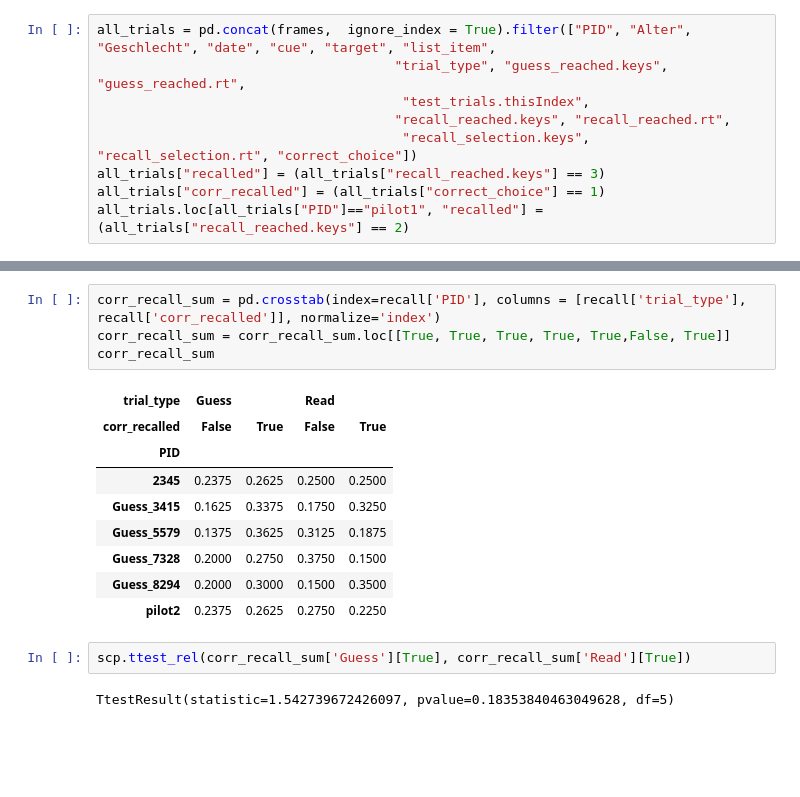
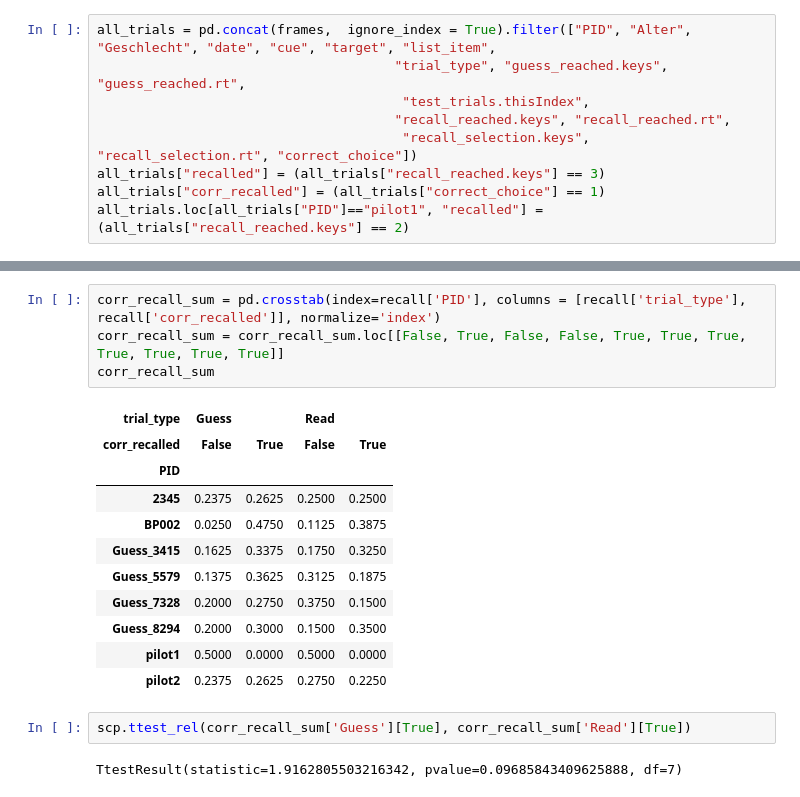
Before and after one commit to zs-nemecz/Guess_fMRI, a Jupyter notebook: behavioral_data_analysis.ipynb, the cells around one changed output, grey strips where cells are left out. Drawn from its saved outputs; the diff is of its cells as text; blank space fills up the shorter version.

Commit message:
lessons after behavioral pilot

```diff
--- a/behavioral_data_analysis.ipynb
+++ b/behavioral_data_analysis.ipynb
@@ -134,18 +178,20 @@ TtestResult(statistic=3.8602342481647702, pvalue=0.008360026745444001, df=6)
 # %%
 corr_recall_sum = pd.crosstab(index=recall['PID'], columns = [recall['trial_type'], recall['corr_recalled']], normalize='index')
-corr_recall_sum = corr_recall_sum.loc[[True, True, True, True, True,False, True]]
+corr_recall_sum = corr_recall_sum.loc[[False, True, False, False, True, True, True, True, True, True, True]]
 corr_recall_sum
 # %% [output]
 | trial_type | Guess |  | Read |  |
 | corr_recalled | False | True | False | True |
 | PID |  |  |  |  |
 | 2345 | 0.2375 | 0.2625 | 0.2500 | 0.2500 |
+| BP002 | 0.0250 | 0.4750 | 0.1125 | 0.3875 |
 | Guess_3415 | 0.1625 | 0.3375 | 0.1750 | 0.3250 |
 | Guess_5579 | 0.1375 | 0.3625 | 0.3125 | 0.1875 |
 | Guess_7328 | 0.2000 | 0.2750 | 0.3750 | 0.1500 |
 | Guess_8294 | 0.2000 | 0.3000 | 0.1500 | 0.3500 |
+| pilot1 | 0.5000 | 0.0000 | 0.5000 | 0.0000 |
 | pilot2 | 0.2375 | 0.2625 | 0.2750 | 0.2250 |
 # %%
 scp.ttest_rel(corr_recall_sum['Guess'][True], corr_recall_sum['Read'][True])
 # %% [output]
-TtestResult(statistic=1.542739672426097, pvalue=0.18353840463049628, df=5)
+TtestResult(statistic=1.9162805503216342, pvalue=0.09685843409625888, df=7)
```
Also changed, not shown: parts of 18 cells of this notebook, 8 other files.
